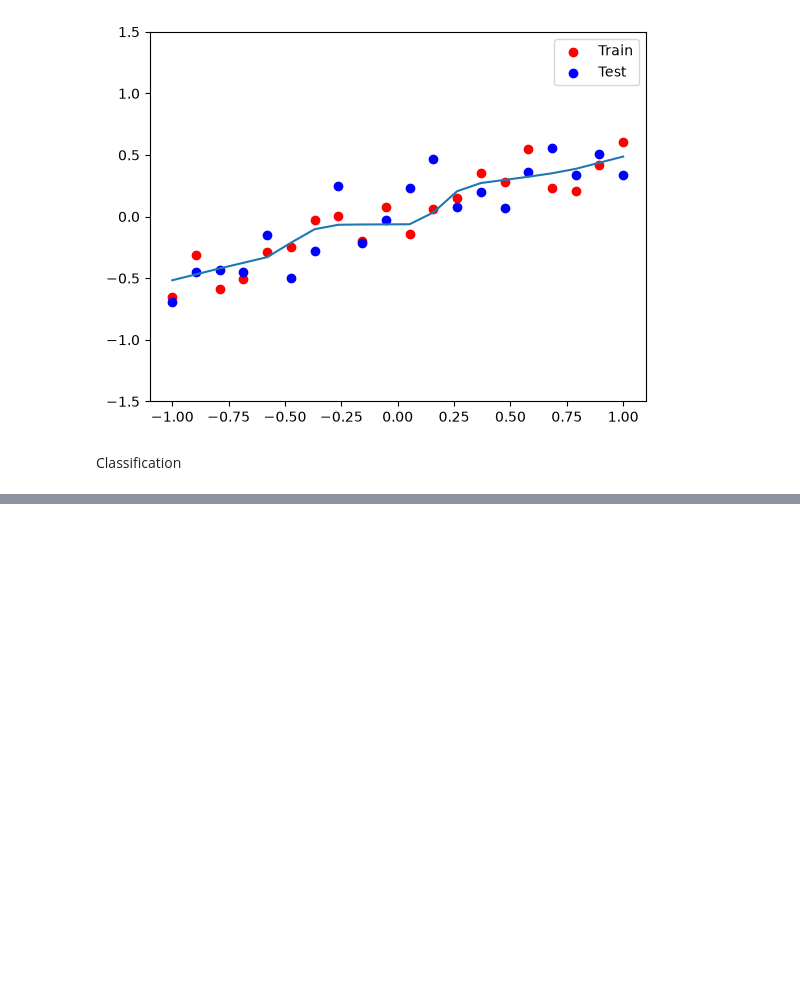
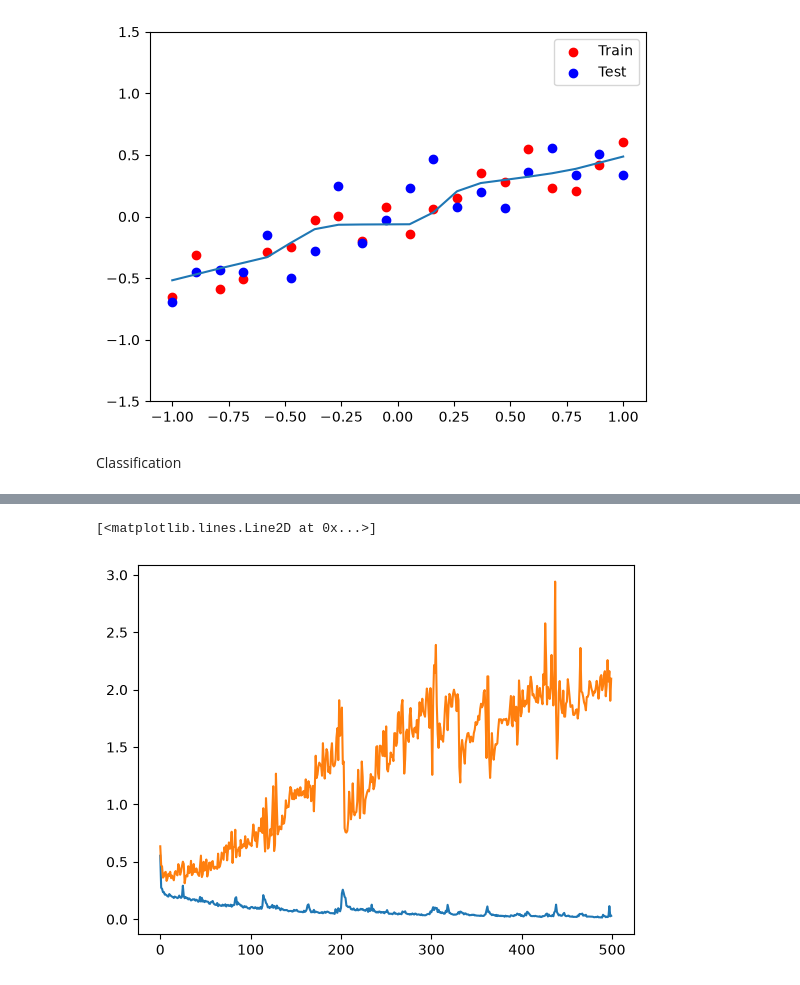
Before and after one commit to uravashiagrawal-hue/deep-learning, a Jupyter notebook: problems in neural network/overfitting/dropoutLayers.ipynb, the cells around one changed output, grey strips where cells are left out. Saved outputs shown, nothing was run; the diff lists cells and outputs as text; code cells hidden in the pictures; blank space fills up the shorter version.

```diff
--- a/problems in neural network/overfitting/dropoutLayers.ipynb
+++ b/problems in neural network/overfitting/dropoutLayers.ipynb
@@ -333,0 +399,6 @@ y = np.array([1., 1., 1., 1., 1., 1., 1., 1., 1., 1., 1., 1., 1., 1., 1., 1., 1.
+# %%
+plt.plot(history.history['loss'])
+plt.plot(history.history['val_loss'])
+# %% [output]
+[<matplotlib.lines.Line2D at 0x...>]
+[figure, added]
```
Also changed, not shown: parts of 7 cells of this notebook.
